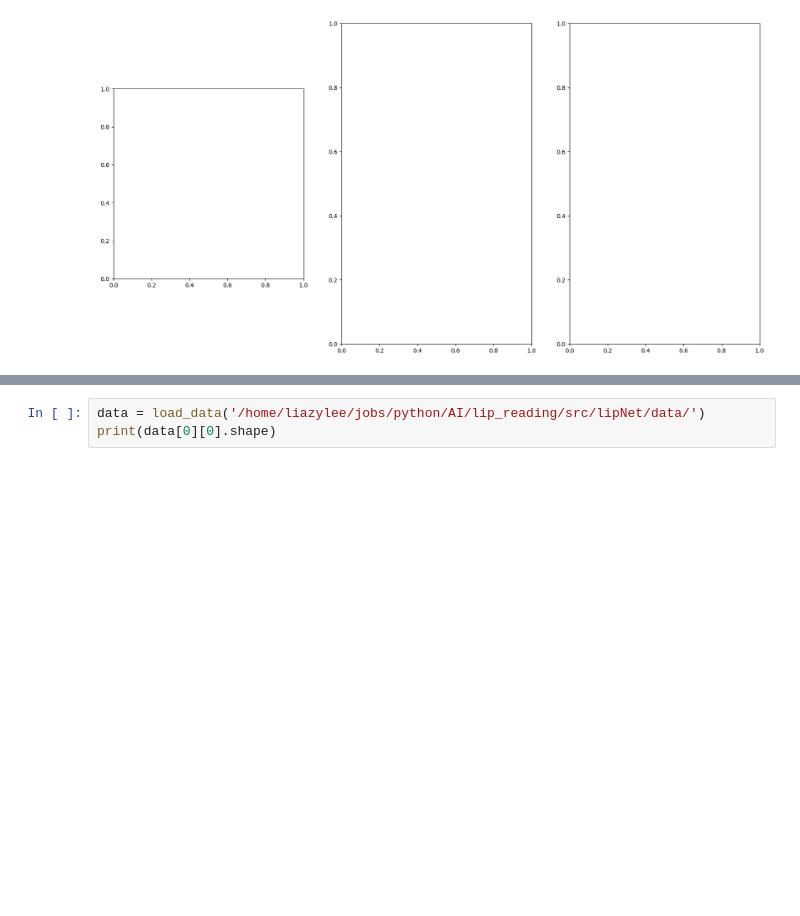
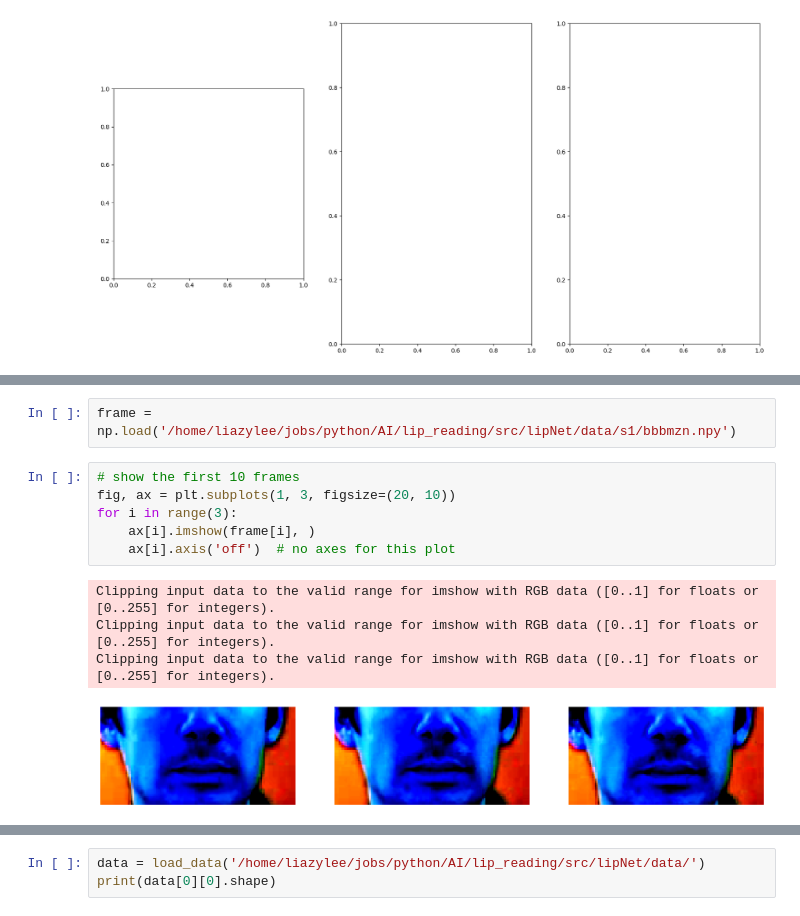
Before and after one commit to liazylee/lip_reading, a Jupyter notebook: src/pytorch_lipNet/function_test.ipynb, the cells around one changed output, grey strips where cells are left out. Drawn from its saved outputs; the diff is of its cells as text; blank space fills up the shorter version.

```diff
--- a/src/pytorch_lipNet/function_test.ipynb
+++ b/src/pytorch_lipNet/function_test.ipynb
@@ -112,3 +112,16 @@ np.load('/home/liazylee/jobs/python/AI/lip_reading/src/lipNet/data/s1/bbbmzn.npy
+# %%
+frame = np.load('/home/liazylee/jobs/python/AI/lip_reading/src/lipNet/data/s1/bbbmzn.npy')
+# %%
+# show the first 10 frames
+fig, ax = plt.subplots(1, 3, figsize=(20, 10))
+for i in range(3):
+    ax[i].imshow(frame[i], )
+    ax[i].axis('off')  # no axes for this plot
+# %% [output]
+Clipping input data to the valid range for imshow with RGB data ([0..1] for floats or [0..255] for integers).
+Clipping input data to the valid range for imshow with RGB data ([0..1] for floats or [0..255] for integers).
+Clipping input data to the valid range for imshow with RGB data ([0..1] for floats or [0..255] for integers).
+[figure, added]
 # %%
 import logging
 import os
```
Also changed, not shown: parts of 6 cells of this notebook, 10 other files.
